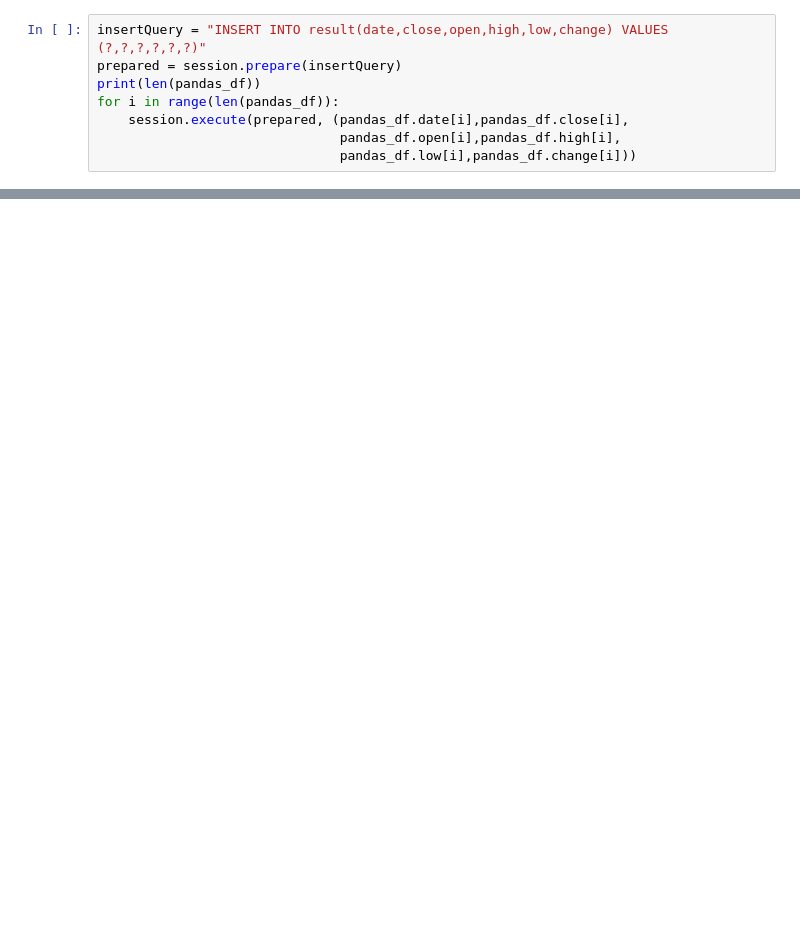
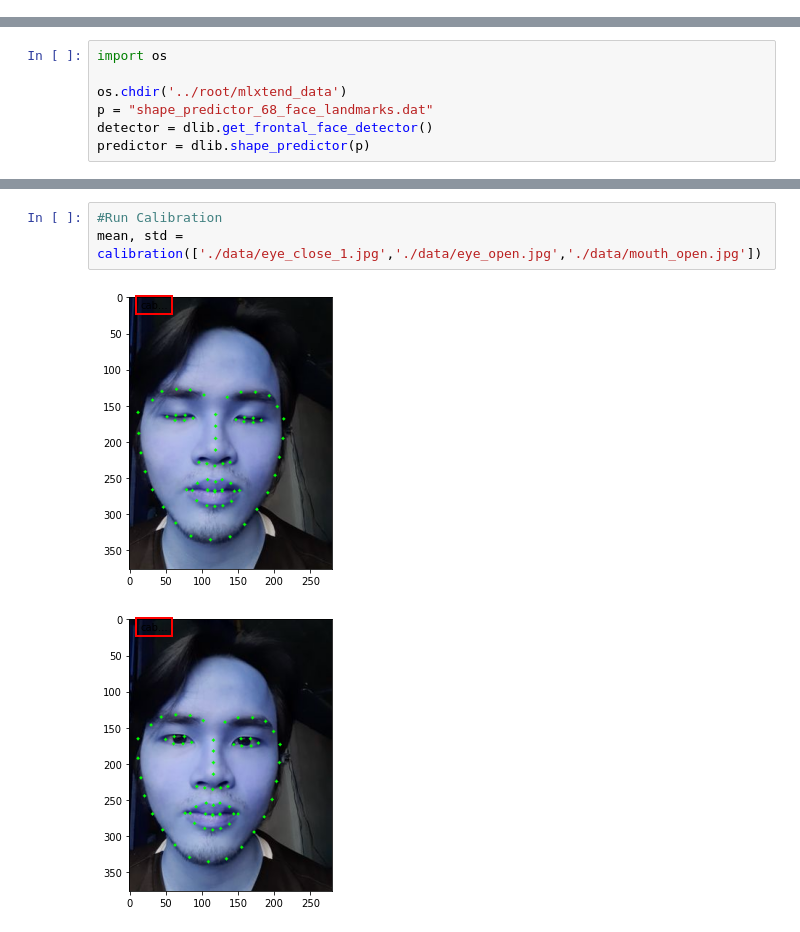
Before and after one commit to 16520021/dacn, a Jupyter notebook: data/jupyter-data/demo.ipynb, the cells around one changed output, grey strips where cells are left out. Drawn from its saved outputs; the diff is of its cells as text; blank space fills up the shorter version.

```diff
--- a/data/jupyter-data/demo.ipynb
+++ b/data/jupyter-data/demo.ipynb
@@ -278,8 +0,0 @@ INFO:cassandra.policies:Using datacenter 'datacenter' for DCAwareRoundRobinPolic
-# %%
-insertQuery = "INSERT INTO result(date,close,open,high,low,change) VALUES (?,?,?,?,?,?)"
-prepared = session.prepare(insertQuery)
-print(len(pandas_df))
-for i in range(len(pandas_df)):
-    session.execute(prepared, (pandas_df.date[i],pandas_df.close[i],
-                               pandas_df.open[i],pandas_df.high[i],
-                               pandas_df.low[i],pandas_df.change[i]))
@@ -287,0 +28,7 @@ for i in range(len(pandas_df)):
+# %%
+import os
+
+os.chdir('../root/mlxtend_data')
+p = "shape_predictor_68_face_landmarks.dat"
+detector = dlib.get_frontal_face_detector()
+predictor = dlib.shape_predictor(p)
@@ -287,0 +225,6 @@ for i in range(len(pandas_df)):
+# %%
+#Run Calibration
+mean, std = calibration(['./data/eye_close_1.jpg','./data/eye_open.jpg','./data/mouth_open.jpg'])
+# %% [output]
+[figure, added]
+[figure, added]
```
Also changed, not shown: parts of 32 cells of this notebook, 14 other files.
